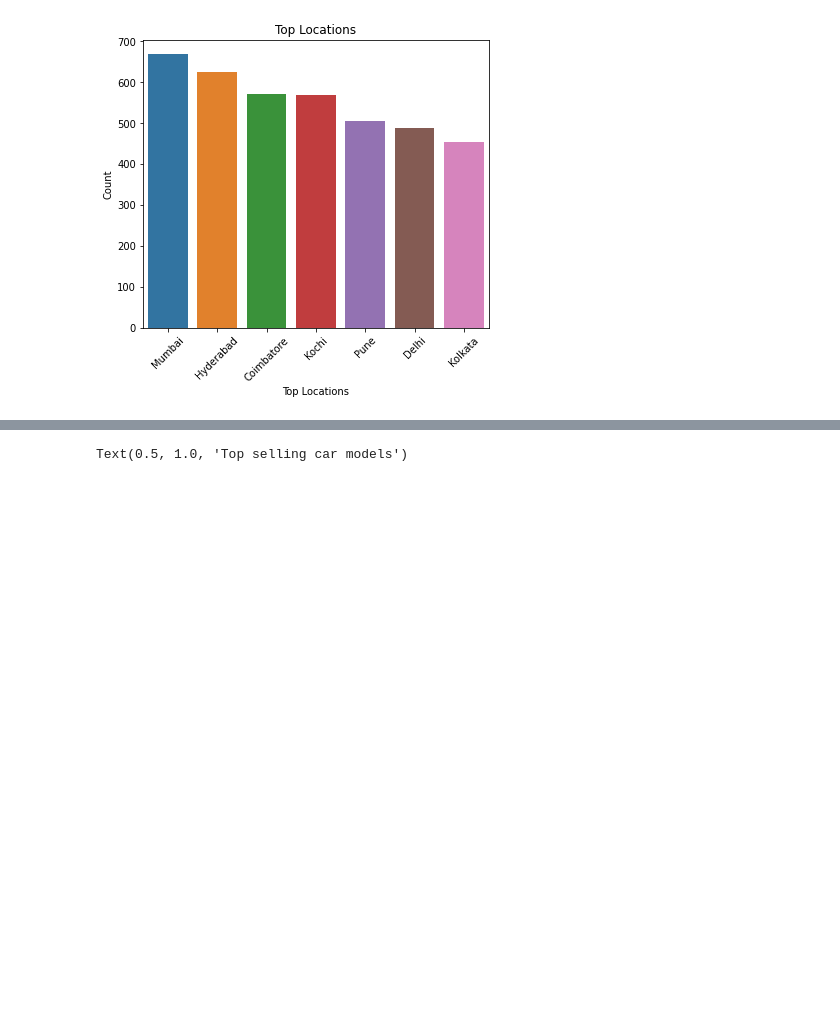
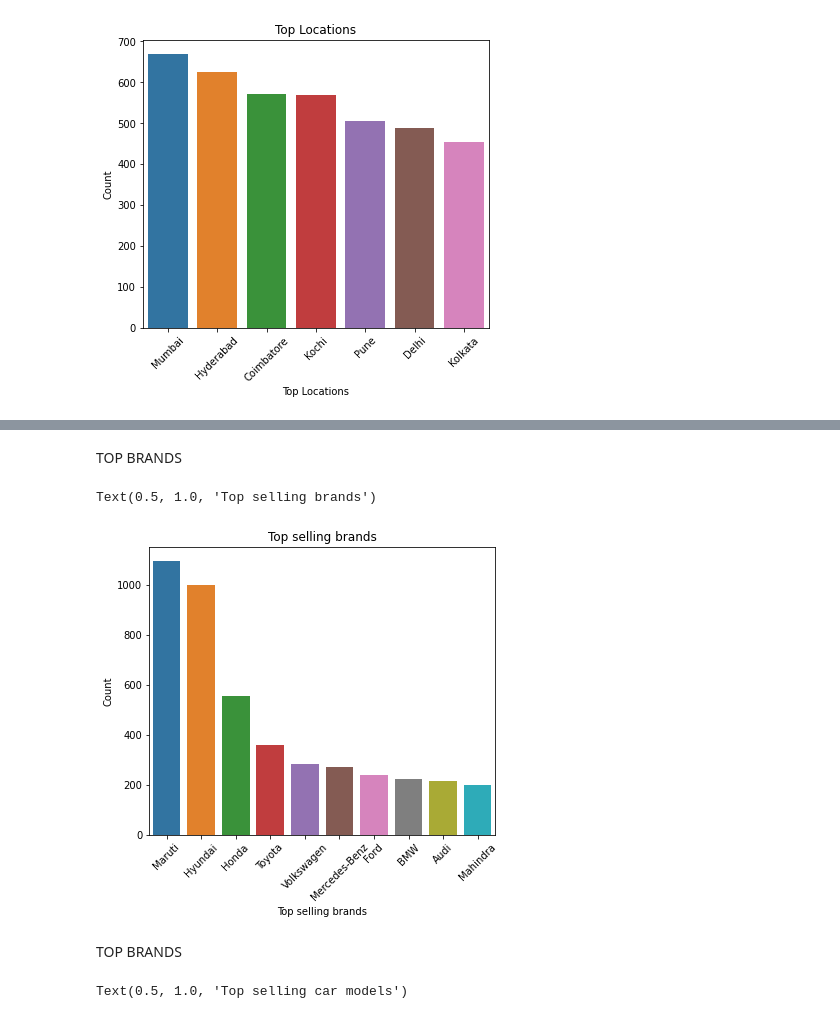
Before and after one commit to Rahul-Khairnar/Used-Car-Price-Predictor, a Jupyter notebook: EDA_2.ipynb, the cells around one changed output, grey strips where cells are left out. Drawn from its saved outputs; the diff is of its cells as text; code cells hidden in the pictures; blank space fills up the shorter version.

```diff
--- a/EDA_2.ipynb
+++ b/EDA_2.ipynb
@@ -139,3 +175,23 @@ Text(0.5, 1.0, 'Top Locations')
+# %% [markdown]
+TOP BRANDS
+# %%
+Brand_names = df2["Name"].apply(lambda x:x.split(" ")[0])
+brands = Brand_names.value_counts()[:10]
+fig = plt.figure()
+ax = fig.add_axes([0,0,0.8,1])
+brand_count = brands.index
+freq = brands
+chart = sns.barplot(x = brand_count,y = freq)
+chart.set_xticklabels(chart.get_xticklabels(), rotation = 45)
+sns.barplot(x = brand_count,y = freq)
+plt.xlabel("Top selling brands")
+plt.ylabel("Count")
+plt.title("Top selling brands")
+# %% [output]
+Text(0.5, 1.0, 'Top selling brands')
+[figure, added]
+# %% [markdown]
+TOP BRANDS
 # %%
 models = df2["Name"].value_counts()[:10]
 fig = plt.figure()
```
Also changed, not shown: parts of 15 cells of this notebook.
